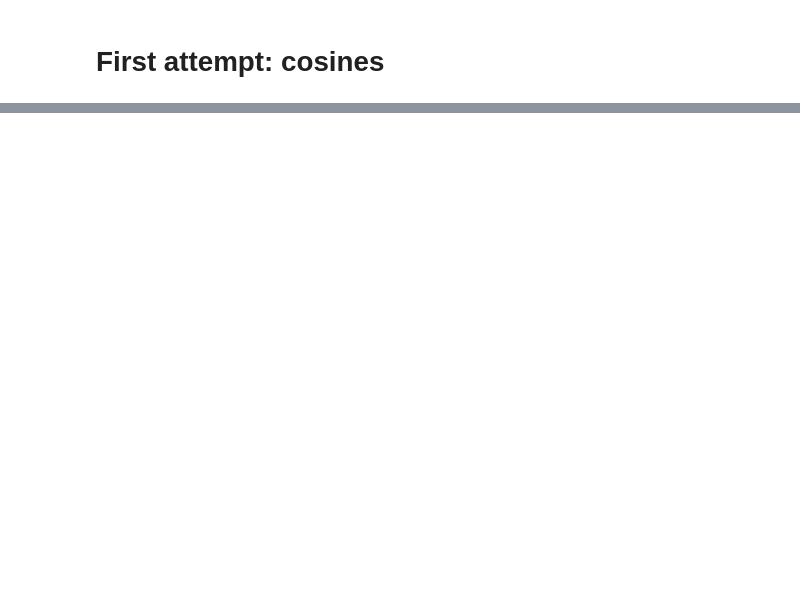
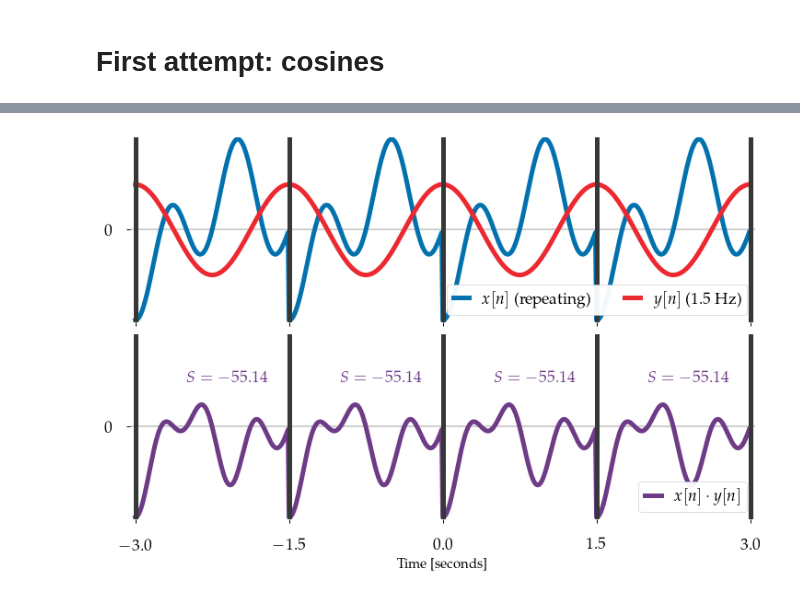
Before and after one commit to bmcfee/dstbook, a Jupyter notebook: content/ch05/Cosine.ipynb, the cells around one changed output, grey strips where cells are left out. Saved outputs shown, nothing was run; the diff lists cells and outputs as text; code cells hidden in the pictures; blank space fills up the shorter version.

```diff
--- a/content/ch05/Cosine.ipynb
+++ b/content/ch05/Cosine.ipynb
@@ -100,0 +252,39 @@ $$
+# %%
+# Plot a repeating signal
+fig, (ax, ax2) = plt.subplots(nrows=2, figsize=figaspect(2./3), sharex=True, sharey=True)
+
+fs = 100
+
+t = np.arange(-3 * fs, 3. * fs) / fs
+
+f0 = 1.5
+f1 = 1/2
+
+x_part = np.cos(2 * np.pi * f0 * t[:int(f0 * fs)]) + np.cos(2 * np.pi * f1 * t[:int(f0 * fs)])
+x_full = np.tile(x_part, 4)
+
+ref = np.cos(2 * np.pi * 2/3 * t)
+
+ax.plot(t, x_full, label=r'$x[n]$ (repeating)')
+ax.plot(t, ref, label=r'$y[n]$ (1.5 Hz)')
+ax.vlines([-3, -1.5, 0, 1.5, 3], -3, 3, colors=colors[3], zorder=3)
+ax.legend(loc='lower right', ncol=2)
+ax.set_ylim([-2.05, 2.05])
+ax.set_xlim([-3.05, 3.05])
+ax.label_outer();
+
+xsim = x_full * ref
+
+ax2.plot(t, xsim, color=colors[4], label=r'$x[n] \cdot y[n]$')
+ax2.vlines([-3, -1.5, 0, 1.5, 3], -3, 3, colors=colors[3], zorder=3)
+
+for i in range(4):
+    ps = xsim[int(i * f0 * fs):int((i + 1) * f0 * fs)].sum()
+    ax2.text(-4 + 2.25 * (i+1) / f0, 1, '$S={:.2f}$'.format(ps), color=colors[4])
+
+ax2.set_yticks([0])
+ax2.set_xticks([-3, -1.5, 0, 1.5, 3])
+ax2.legend(loc='lower right')
+ax2.set_xlabel('Time [seconds]');
+# %% [output]
+[figure, added]
```
Also changed, not shown: parts of 23 cells of this notebook, 6 other files.
